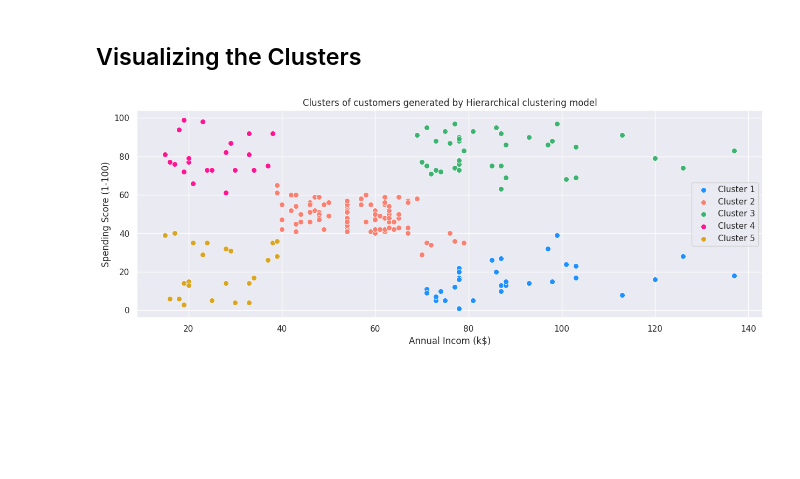
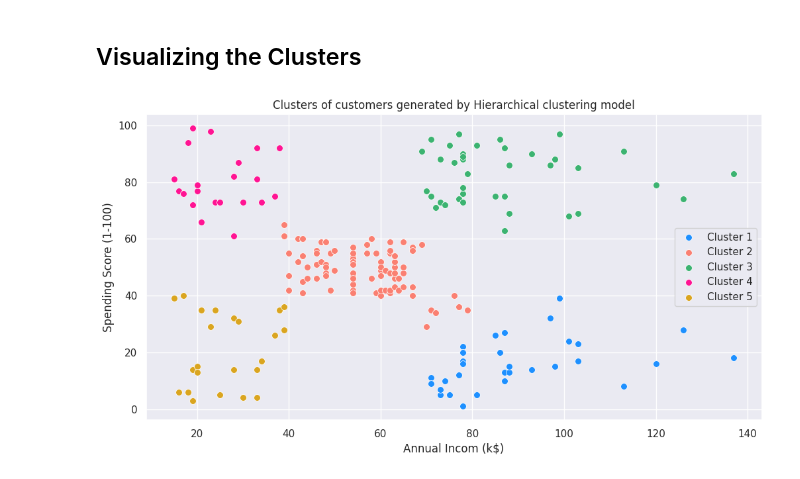
Before and after one commit to rezaazimibar/MachineLearning-projects-playground, a Jupyter notebook: tool_box_projects/03.Clustering/02. Hierarchical_clustering/HierarchicalClustering.ipynb, the cells around one changed output. Drawn from its saved outputs; the diff is of its cells as text; code cells hidden in the pictures; blank space fills up the shorter version.

```diff
--- a/tool_box_projects/03.Clustering/02. Hierarchical_clustering/HierarchicalClustering.ipynb
+++ b/tool_box_projects/03.Clustering/02. Hierarchical_clustering/HierarchicalClustering.ipynb
@@ -71,16 +71,16 @@ array([4, 3, 4, 3, 4, 3, 4, 3, 4, 3, 4, 3, 4, 3, 4, 3, 4, 3, 4, 3, 4, 3,
 # %%
 import seaborn as sns
 
-plt.subplots(figsize=(15, 5))
+plt.subplots(figsize=(12, 6))
 sns.set_theme()
 sns.scatterplot(x=x[y_hc==0, 0], y=x[y_hc==0, 1], s=50, c='dodgerblue', label='Cluster 1')
 sns.scatterplot(x=x[y_hc==1, 0], y=x[y_hc==1, 1], s=50, c='salmon', label='Cluster 2')
 sns.scatterplot(x=x[y_hc==2, 0], y=x[y_hc==2, 1], s=50, c='mediumseagreen', label='Cluster 3')
 sns.scatterplot(x=x[y_hc==3, 0], y=x[y_hc==3, 1], s=50, c='deeppink', label='Cluster 4')
 sns.scatterplot(x=x[y_hc==4, 0], y=x[y_hc==4, 1], s=50, c='goldenrod', label='Cluster 5')
 plt.title('Clusters of customers generated by Hierarchical clustering model')
 plt.xlabel('Annual Incom (k$)')
 plt.ylabel('Spending Score (1-100)')
 plt.show()
 # %% [output]
-[figure, old version]
+[figure, new version]
```
Also changed, not shown: 4 other files.
